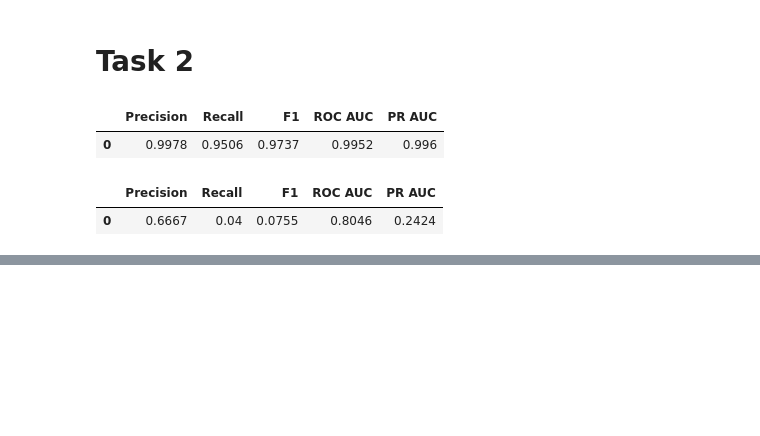
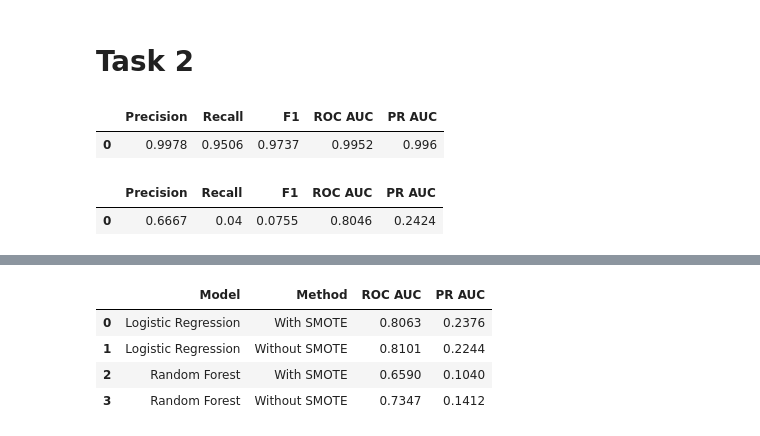
Before and after one commit to Ritika-Lund/Machine-learning-Lab, a Jupyter notebook: LAB 09/ML_LAB9_Ritika_H.ipynb, the cells around one changed output, grey strips where cells are left out. Saved outputs shown, nothing was run; the diff lists cells and outputs as text; code cells hidden in the pictures; blank space fills up the shorter version.

```diff
--- a/LAB 09/ML_LAB9_Ritika_H.ipynb
+++ b/LAB 09/ML_LAB9_Ritika_H.ipynb
@@ -885,0 +917,17 @@ display(pd.DataFrame([correct_results]).round(4))
+# %%
+def add_label_noise(y, noise_fraction, random_state):
+    y_noisy = y.to_numpy().copy()
+
+    rng = np.random.default_rng(random_state)
+
+    n_flip = int(len(y_noisy) * noise_fraction)
+
+    flip_indices = rng.choice(
+        len(y_noisy),
+        size=n_flip,
+        replace=False
+    )
+
+    y_noisy[flip_indices] = 1 - y_noisy[flip_indices]
+
+    return pd.Series(y_noisy, index=y.index)
@@ -885,0 +1206,77 @@ display(pd.DataFrame([correct_results]).round(4))
+# %%
+smote_noise_results = []
+
+for repeat in range(3):
+
+    # Add 10% label noise
+    y_train_noisy = add_label_noise(
+        y_train,
+        0.10,
+        SEED + repeat
+    )
+
+    # Compare both models with and without SMOTE
+    for model_name in ["Logistic Regression", "Random Forest"]:
+
+        if model_name == "Logistic Regression":
+            Xtr = X_train_scaled
+            Xte = X_test_scaled
+
+            model = LogisticRegression(
+                max_iter=1000,
+                random_state=SEED
+            )
+
+        else:
+            Xtr = X_train
+            Xte = X_test
+
+            model = RandomForestClassifier(
+                n_estimators=200,
+                min_samples_leaf=5,
+                random_state=SEED,
+                n_jobs=-1
+            )
+
+        for method in ["Without SMOTE", "With SMOTE"]:
+
+            X_resampled = Xtr
+            y_resampled = y_train_noisy
+
+            if method == "With SMOTE":
+                smote = SMOTE(random_state=SEED + repeat)
+
+                X_resampled, y_resampled = smote.fit_resample(
+                    Xtr,
+                    y_train_noisy
+                )
+
+            model.fit(X_resampled, y_resampled)
+
+            y_prob = model.predict_proba(Xte)[:, 1]
+
+            smote_noise_results.append({
+                "Repeat": repeat + 1,
+                "Model": model_name,
+                "Method": method,
+                "ROC AUC": roc_auc_score(y_test, y_prob),
+                "PR AUC": average_precision_score(y_test, y_prob)
+            })
+
+smote_noise_df = pd.DataFrame(smote_noise_results)
+
+# Average results across the three repeats
+smote_noise_summary = (
+    smote_noise_df
+    .groupby(["Model", "Method"])[["ROC AUC", "PR AUC"]]
+    .mean()
+    .reset_index()
+)
+
+display(smote_noise_summary.round(4))
+# %% [output]
+|  | Model | Method | ROC AUC | PR AUC |
+| 0 | Logistic Regression | With SMOTE | 0.8063 | 0.2376 |
+| 1 | Logistic Regression | Without SMOTE | 0.8101 | 0.2244 |
+| 2 | Random Forest | With SMOTE | 0.6590 | 0.1040 |
+| 3 | Random Forest | Without SMOTE | 0.7347 | 0.1412 |
```
Also changed, not shown: parts of 22 cells of this notebook.
